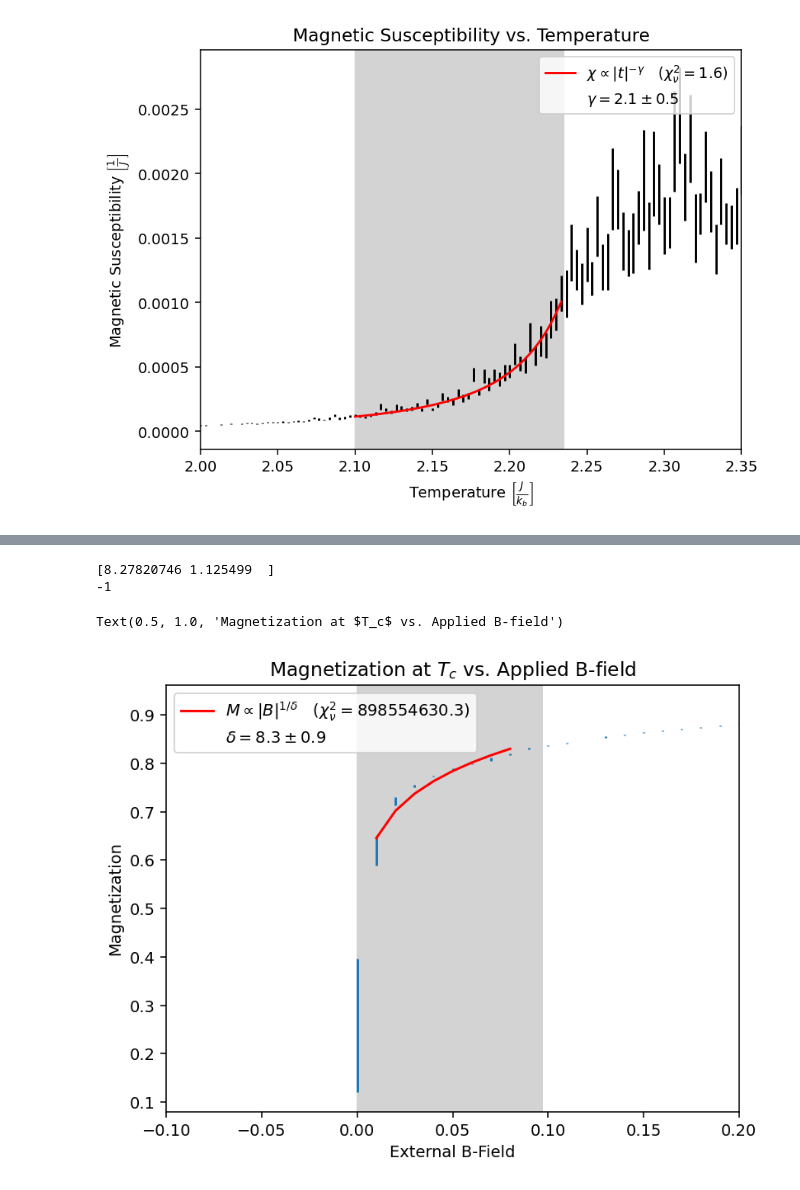
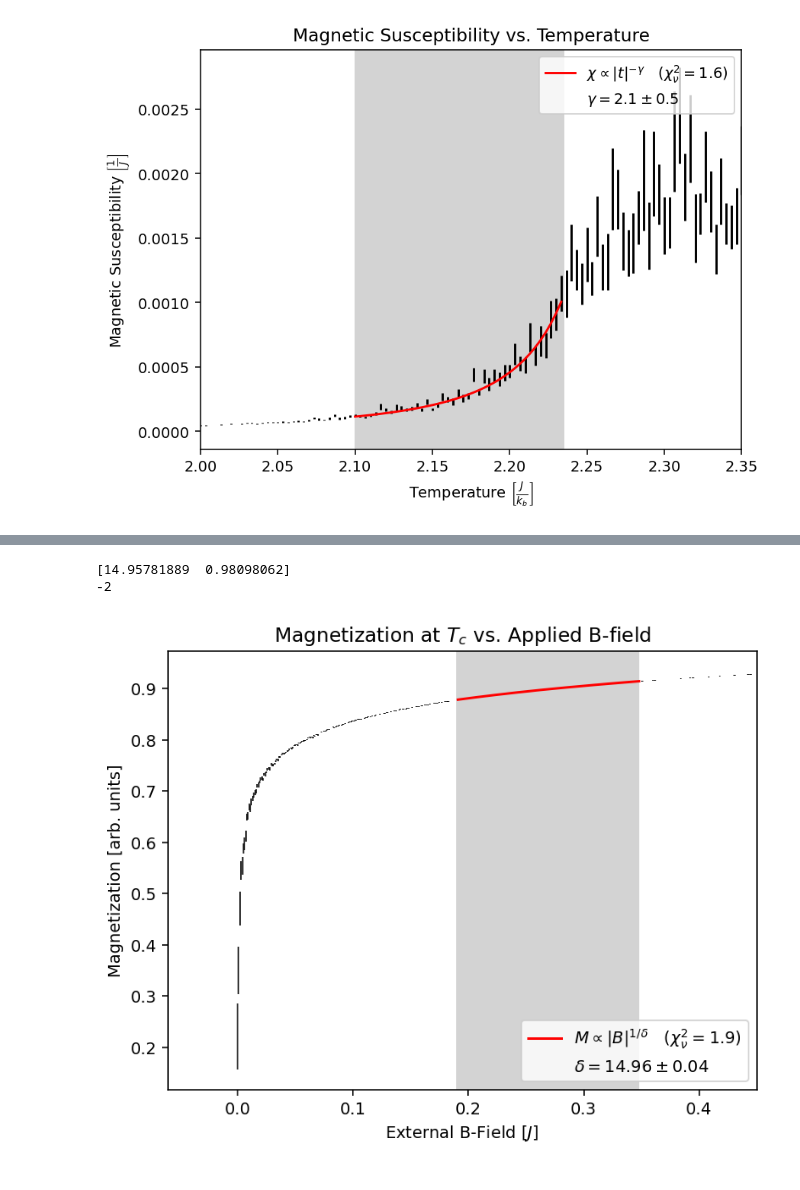
Before and after one commit to gfitez/ising, a Jupyter notebook: analyze2.ipynb, the cells around one changed output, grey strips where cells are left out. Saved outputs shown, nothing was run; the diff lists cells and outputs as text; code cells hidden in the pictures.

Commit message:
new plots

```diff
--- a/analyze2.ipynb
+++ b/analyze2.ipynb
@@ -550,6 +550,6 @@ gamma = 1.714693444844958 +- 0.06783321263546062 (-2.0175174374309712% error)
 # %%
 #delta
-directory="data"
+directory="BVaried"
 
 SCFiles = glob(directory+"/*SC*")
 EMFiles = glob(directory+"/*EM*")
@@ -577,47 +577,53 @@ BSCErr = pd.concat(BSCs).groupby(level=0).std()/np.sqrt(len(BSCs))
 BEMMean["B"] = BEMMean["Temp"]
 
 
-bMin = 0
-bMax=0.1
-plt.xlim(bMin-0.1, bMax+0.1)
+bMin = 0.19
+bMax=0.35
+#bMin=0.001
+#bMax=0.04
+
+plt.xlim(bMin-0.25, bMax+0.1)
 plt.axvspan(bMin,bMax-0.003, color="lightgray")
 
 iMin = np.where(BEMMean["B"] > bMin)[0][0]
 iMax = np.where(BEMMean["B"] < bMax)[0][-1]
 
 
-plt.errorbar(BEMMean["B"], BEMMean["M_mean"],BEMErr["M_mean"], ls="")
+plt.errorbar(BEMMean["B"], BEMMean["M_mean"],BEMErr["M_mean"], ls="", color="k", lw=0.8)
 #plt.plot(BEMMean["B"], BEMMean["M_mean"],"o")
 
 
 def func(B,delta,a):
     return a*np.abs(B)**(1/delta)
 
 popt,pcov =curve_fit(func,BEMMean["B"][iMin:iMax],np.abs(BEMMean["M_mean"][iMin:iMax]), maxfev=500000, p0=(15,1))
 print(popt)
-rChiSq = calcRChiSq(BEMMean["M_mean"][iMin:iMax], EMErr["M_mean"][iMin:iMax], func(EMMean["M_mean"][iMin:iMax],*popt), 3)
+rChiSq = calcRChiSq(np.abs(BEMMean["M_mean"][iMin:iMax]), BEMErr["M_mean"][iMin:iMax], func(np.abs(BEMMean["B"][iMin:iMax]),*popt), 2)
 
 
 plt.plot(BEMMean["B"][iMin:iMax],func(BEMMean["B"][iMin:iMax],*popt), color="red",label = f"$M \propto |B|^{{1/\delta}} \quad (\\chi_\\nu^2 = {round(rChiSq,1)})$")
 
 
 handles, labels = plt.gca().get_legend_handles_labels() # get existing handles and labels
 empty_patch = mpatches.Patch(color='none', label='') # create a patch with no color
 handles+=[empty_patch]*4  # add new patches and labels to list
 
 
 labels.append(f"$\\delta= {formatErr(popt[0],np.sqrt(pcov[0][0]), exponent=False)}$")
 
 
 
 plt.legend(handles,labels)
 
 
-plt.xlabel("External B-Field")
-plt.ylabel("Magnetization")
+plt.xlabel("External B-Field $\\left[{J}\\right]$ ")
+plt.ylabel("Magnetization [arb. units]")
 plt.title("Magnetization at $T_c$ vs. Applied B-field")
+
+plt.show()
+#plt.xlim(bMin-0.2, bMax+0.1)
+#plt.errorbar(BEMMean["B"][iMin:iMax], BEMMean["M_mean"][iMin:iMax]-func(np.abs(EMMean["M_mean"][iMin:iMax]),*popt), BEMErr["M_mean"][iMin:iMax])
 # %% [output]
-[8.27820746 1.125499  ]
--1
+[14.95781889  0.98098062]
+-2
-Text(0.5, 1.0, 'Magnetization at $T_c$ vs. Applied B-field')
-[figure, old version]
+[figure, new version]
```
Also changed, not shown: parts of 5 cells of this notebook, 4 other files.
